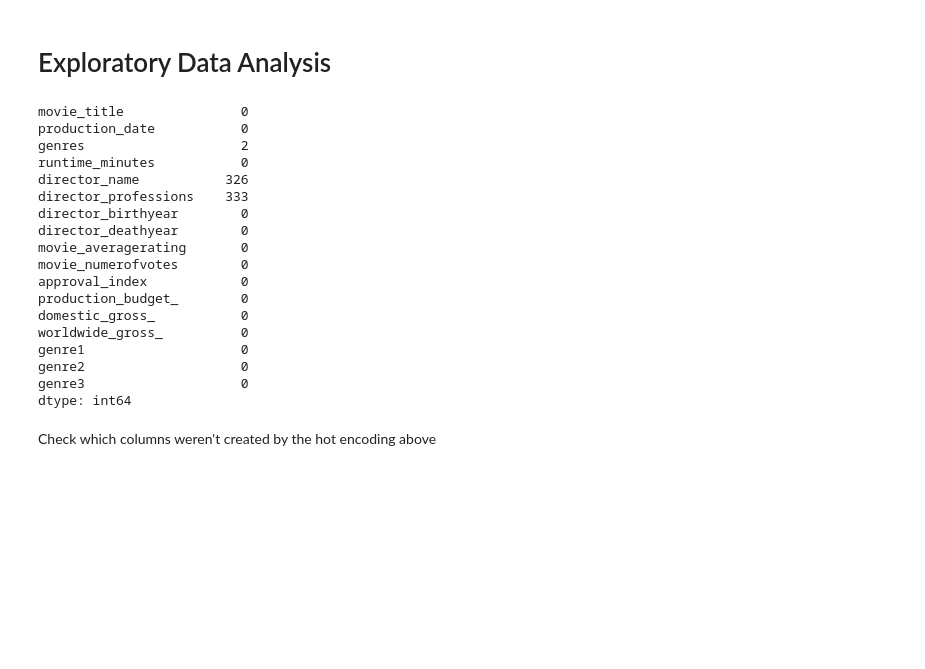
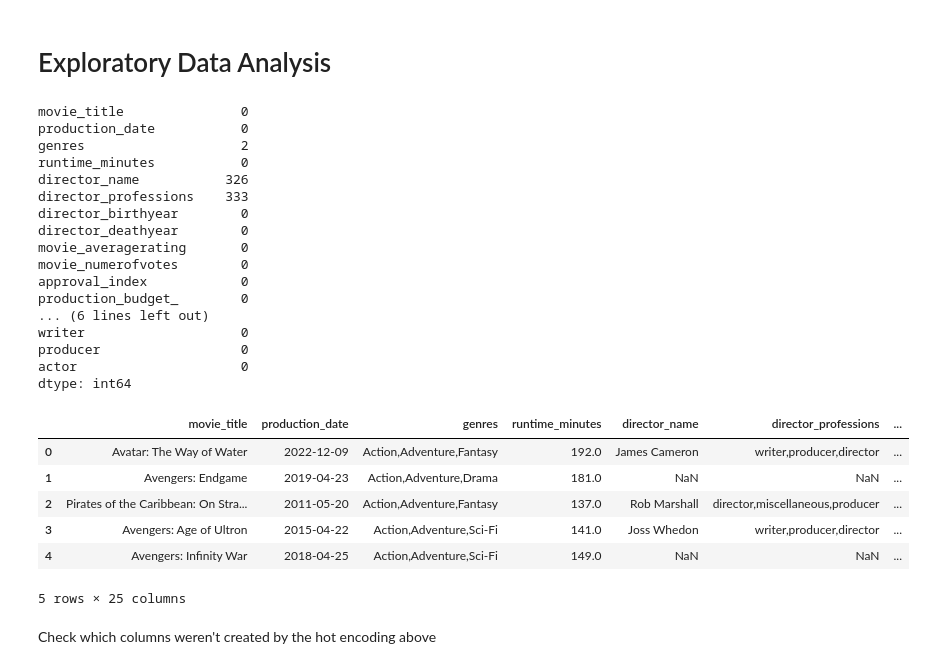
Before and after one commit to chewingbones/movies, a Jupyter notebook: Movies.ipynb, the cells around one changed output. Cells and saved outputs as stored; diff of their text form; code cells hidden in the pictures; blank space fills up the shorter version.

```diff
--- a/Movies.ipynb
+++ b/Movies.ipynb
@@ -38,6 +38,12 @@ def split_jobs(s):
 
 # Apply the custom function to create new columns
 #df['job1'], df['job2'], df['job3'] = zip(*df['director_professions'].apply(split_jobs))
+
+#adding custom dummies
+df['director'] = df["director_professions"].apply(lambda x: 1 if "director" in x.split(",") else 0)
+df['writer'] = df["director_professions"].apply(lambda x: 1 if "writer" in x.split(",") else 0)
+df['producer'] = df["director_professions"].apply(lambda x: 1 if "producer" in x.split(",") else 0)
+df['actor'] = df["director_professions"].apply(lambda x: 1 if "actor" in x.split(",") else 0)
 # %%
 #handling these NAs in a specific manner because the columns are being encoded
 df['genre1'].replace("\\N","No Genre",inplace = True)
@@ -65,11 +71,10 @@ movie_averagerating       0
 movie_numerofvotes        0
 approval_index            0
 production_budget_        0
-domestic_gross_           0
-worldwide_gross_          0
-genre1                    0
-genre2                    0
-genre3                    0
+... (6 lines left out)
+writer                    0
+producer                  0
+actor                     0
 dtype: int64
 # %%
 #I want to break out the production date column; also, fairly certain production means release date
@@ -80,4 +85,25 @@ df['month'] = df.production_date.apply(lambda x:datetime.strptime(x, '%Y-%m-%d')
 season_dict = {1:"Winter",2:"Winter",3:"Spring",4:"Spring",5:"Spring",6:"Summer",
                7:"Summer",8:"Summer",9:"Fall",10:"Fall",11:"Fall",12:"Winter"}
 df['season'] = df.production_date.apply(lambda x:season_dict[datetime.strptime(x, '%Y-%m-%d').month])
+# %%
+#Fixing the director_birthyear by setting absent values to 35 years younger than release year
+def by_function(row):
+    x = row["director_birthyear"]
+    y = row["year"]
+    return y - 35 if x == 0 else x
+
+# Apply the function to each row
+df["director_birthyear"] = df.apply(by_function, axis=1)
+# %%
+df["director_birthyear"] = pd.to_numeric(df["director_birthyear"])
+df['production_age'] = df['year'] - df["director_birthyear"]
+df.head()
+# %% [output]
+|  | movie_title | production_date | genres | runtime_minutes | director_name | director_professions | ... |
+| 0 | Avatar: The Way of Water | 2022-12-09 | Action,Adventure,Fantasy | 192.0 | James Cameron | writer,producer,director | ... |
+| 1 | Avengers: Endgame | 2019-04-23 | Action,Adventure,Drama | 181.0 | NaN | NaN | ... |
+| 2 | Pirates of the Caribbean: On Stra... | 2011-05-20 | Action,Adventure,Fantasy | 137.0 | Rob Marshall | director,miscellaneous,producer | ... |
+| 3 | Avengers: Age of Ultron | 2015-04-22 | Action,Adventure,Sci-Fi | 141.0 | Joss Whedon | writer,producer,director | ... |
+| 4 | Avengers: Infinity War | 2018-04-25 | Action,Adventure,Sci-Fi | 149.0 | NaN | NaN | ... |
+5 rows × 25 columns
 # %%
```
Also changed, not shown: parts of 32 cells of this notebook, 2 other files.
